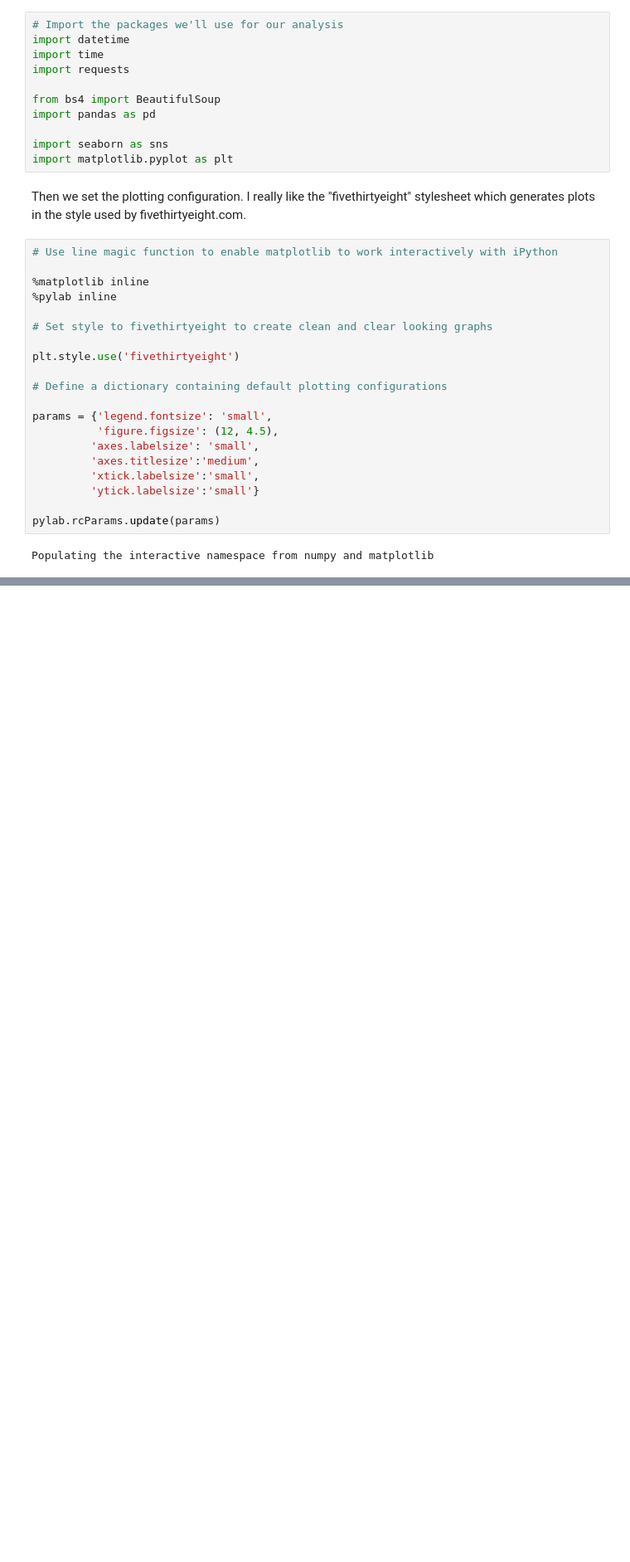
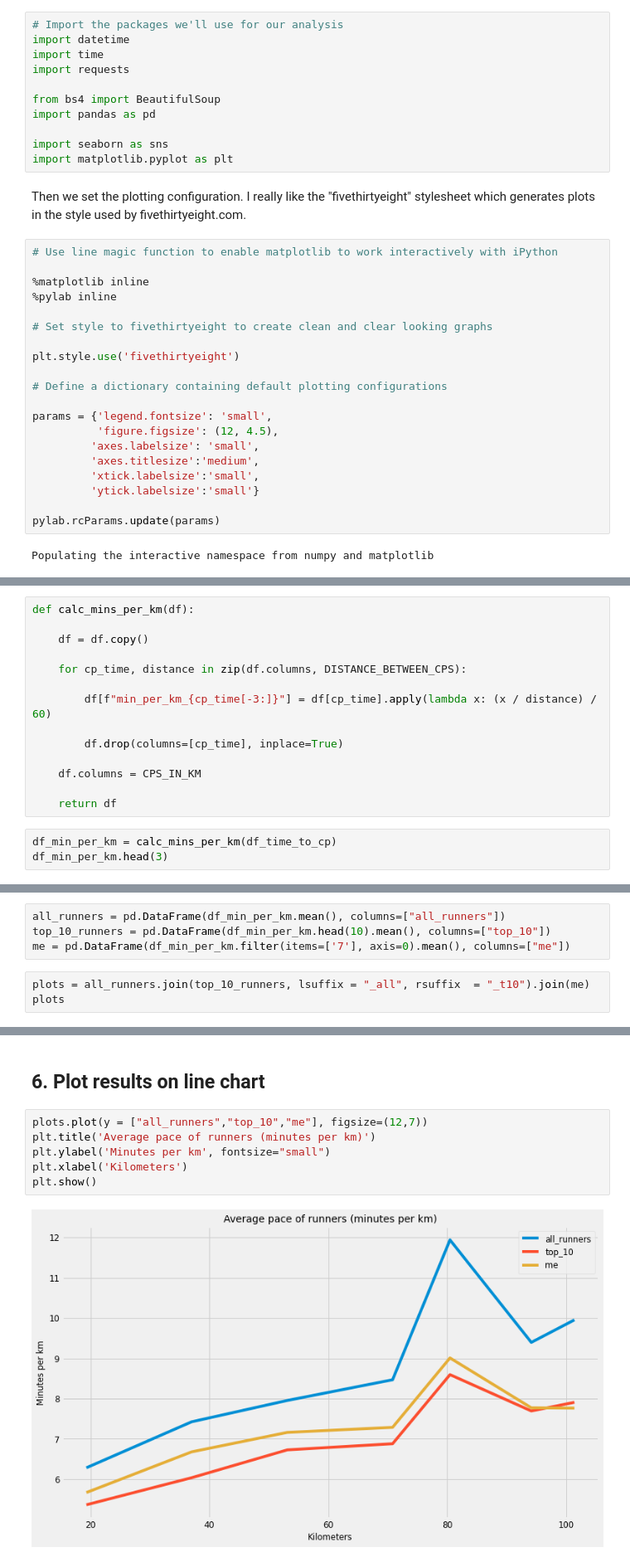
Before and after one commit to slemasne/tutorials, a Jupyter notebook: _notebooks/2018-03-02-svp.ipynb, the cells around one changed output, grey strips where cells are left out. Shown: that part at 83% size. Cells and saved outputs as stored; diff of their text form; blank space fills up the shorter version.

```diff
--- a/_notebooks/2018-03-02-svp.ipynb
+++ b/_notebooks/2018-03-02-svp.ipynb
@@ -312,0 +169,17 @@ plt.show()
+# %%
+def calc_mins_per_km(df):
+
+    df = df.copy()
+
+    for cp_time, distance in zip(df.columns, DISTANCE_BETWEEN_CPS):
+
+        df[f"min_per_km_{cp_time[-3:]}"] = df[cp_time].apply(lambda x: (x / distance) / 60)
+
+        df.drop(columns=[cp_time], inplace=True)
+
+    df.columns = CPS_IN_KM
+
+    return df
+# %%
+df_min_per_km = calc_mins_per_km(df_time_to_cp)
+df_min_per_km.head(3)
@@ -312,0 +194,7 @@ plt.show()
+# %%
+all_runners = pd.DataFrame(df_min_per_km.mean(), columns=["all_runners"])
+top_10_runners = pd.DataFrame(df_min_per_km.head(10).mean(), columns=["top_10"])
+me = pd.DataFrame(df_min_per_km.filter(items=['7'], axis=0).mean(), columns=["me"])
+# %%
+plots = all_runners.join(top_10_runners, lsuffix = "_all", rsuffix  = "_t10").join(me)
+plots
@@ -312,0 +210,10 @@ plt.show()
+# %% [markdown]
+## 6. Plot results on line chart
+# %%
+plots.plot(y = ["all_runners","top_10","me"], figsize=(12,7))
+plt.title('Average pace of runners (minutes per km)')
+plt.ylabel('Minutes per km', fontsize="small")
+plt.xlabel('Kilometers')
+plt.show()
+# %% [output]
+[figure, added]
```
Also changed, not shown: parts of 38 cells of this notebook.
